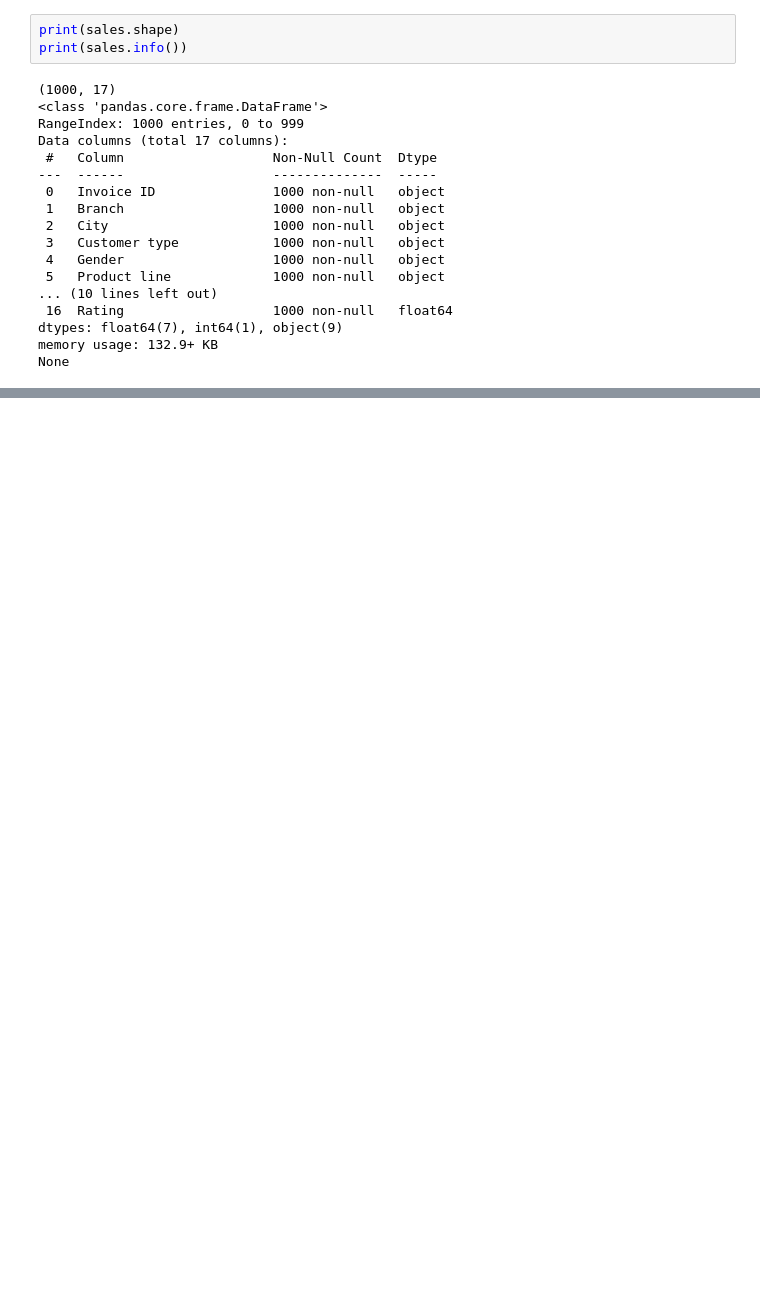
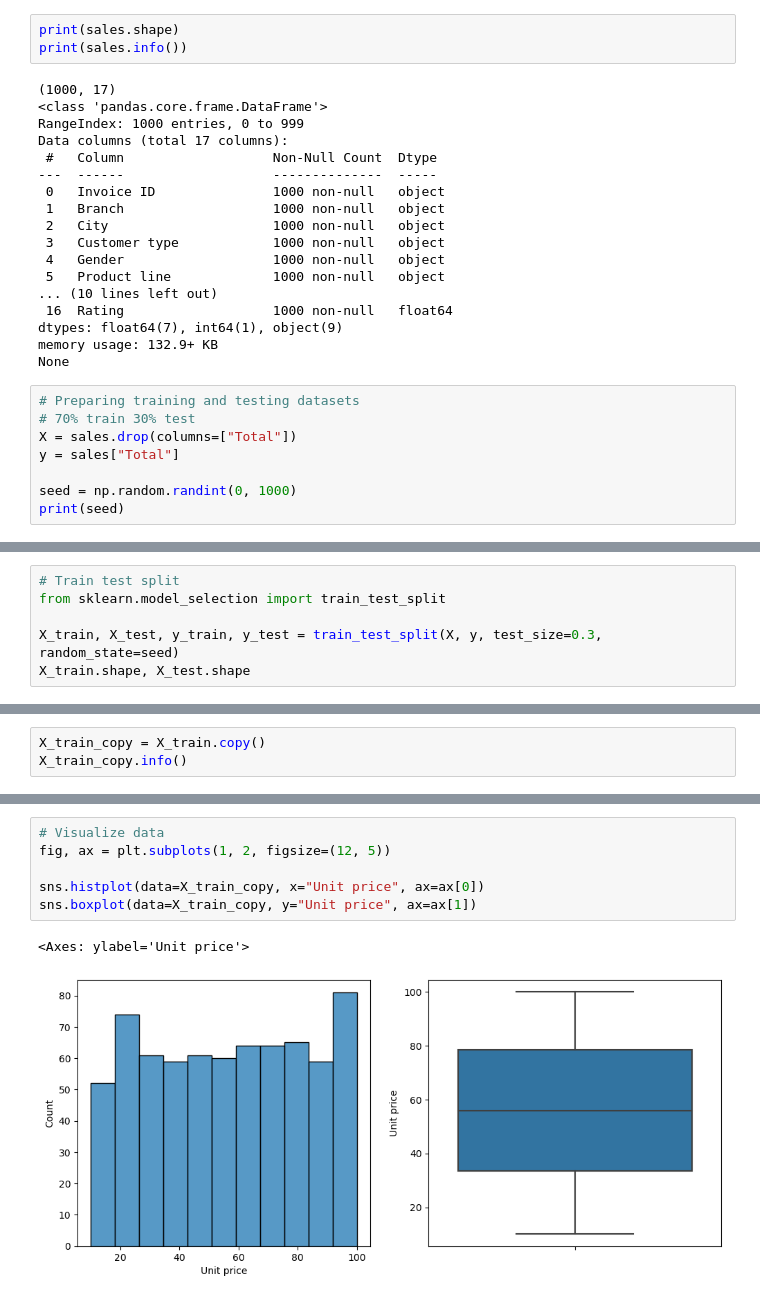
Before and after one commit to h-sutiwas/personal-project, a Jupyter notebook: Sales Retail/analysis.ipynb, the cells around one changed output, grey strips where cells are left out. Drawn from its saved outputs; the diff is of its cells as text; blank space fills up the shorter version.

Commit message:
Simple data exploration and visualization

```diff
--- a/Sales Retail/analysis.ipynb
+++ b/Sales Retail/analysis.ipynb
@@ -43,3 +43,11 @@ Data columns (total 17 columns):
 dtypes: float64(7), int64(1), object(9)
 memory usage: 132.9+ KB
 None
+# %%
+# Preparing training and testing datasets
+# 70% train 30% test
+X = sales.drop(columns=["Total"])
+y = sales["Total"]
+
+seed = np.random.randint(0, 1000)
+print(seed)
@@ -45,0 +56,6 @@ None
+# %%
+# Train test split
+from sklearn.model_selection import train_test_split
+
+X_train, X_test, y_train, y_test = train_test_split(X, y, test_size=0.3, random_state=seed)
+X_train.shape, X_test.shape
@@ -45,0 +82,3 @@ None
+# %%
+X_train_copy = X_train.copy()
+X_train_copy.info()
@@ -45,0 +145,9 @@ None
+# %%
+# Visualize data
+fig, ax = plt.subplots(1, 2, figsize=(12, 5))
+
+sns.histplot(data=X_train_copy, x="Unit price", ax=ax[0])
+sns.boxplot(data=X_train_copy, y="Unit price", ax=ax[1])
+# %% [output]
+<Axes: ylabel='Unit price'>
+[figure, added]
```
Also changed, not shown: parts of 8 cells of this notebook.
